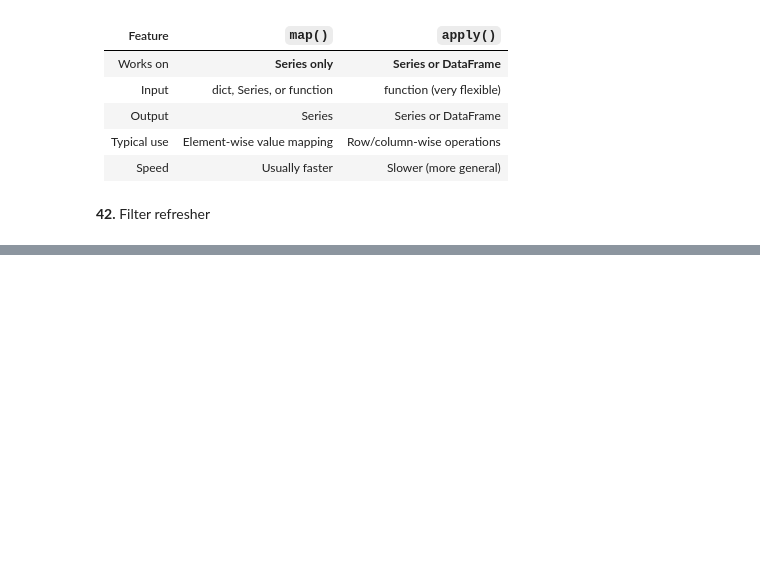
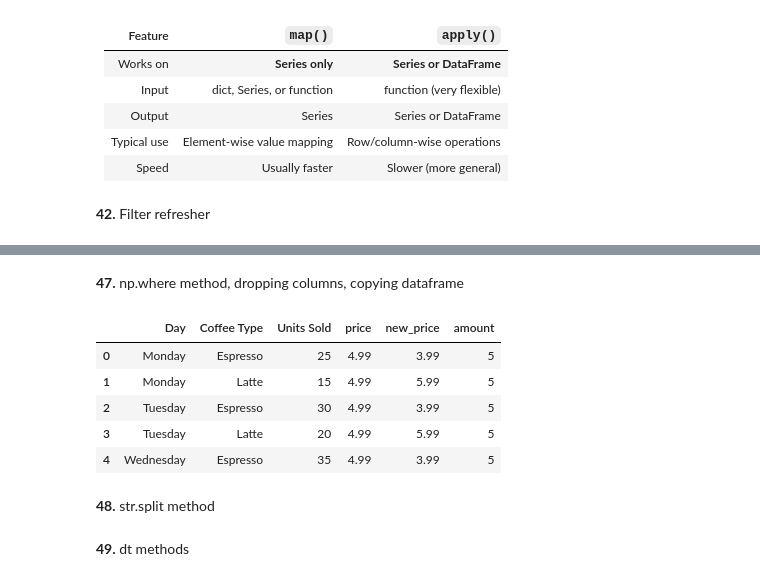
Before and after one commit to KamilMynarski/100-pandas-puzzles, a Jupyter notebook: 100-pandas-excercises.ipynb, the cells around one changed output, grey strips where cells are left out. Drawn from its saved outputs; the diff is of its cells as text; code cells hidden in the pictures; blank space fills up the shorter version.

```diff
--- a/100-pandas-excercises.ipynb
+++ b/100-pandas-excercises.ipynb
@@ -445,0 +519,10 @@ df = pd.DataFrame({
+# %% [markdown]
+**47.** np.where method, dropping columns, copying dataframe
+# %%
+import pandas as pd
+
+coffee = pd.read_csv('./pandas/data/coffee.csv')
+coffee['price'] = 4.99
+
+#using np.where method add column new_price that will be 3.99 for Espresso and 5.99 for the rest
+coffee['new_price'] = np.where(coffee['Coffee Type']=='Espresso',3.99,5.99)
@@ -445,0 +535,12 @@ df = pd.DataFrame({
+# %%
+#pandas is storing one version of df in memory
+coffee_new = coffee
+coffee_new['amount'] = 5
+coffee.head()
+# %% [output]
+|  | Day | Coffee Type | Units Sold | price | new_price | amount |
+| 0 | Monday | Espresso | 25 | 4.99 | 3.99 | 5 |
+| 1 | Monday | Latte | 15 | 4.99 | 5.99 | 5 |
+| 2 | Tuesday | Espresso | 30 | 4.99 | 3.99 | 5 |
+| 3 | Tuesday | Latte | 20 | 4.99 | 5.99 | 5 |
+| 4 | Wednesday | Espresso | 35 | 4.99 | 3.99 | 5 |
@@ -445,0 +551,2 @@ df = pd.DataFrame({
+# %% [markdown]
+**48.** str.split method
@@ -445,0 +561,2 @@ df = pd.DataFrame({
+# %% [markdown]
+**49.** dt methods
```
Also changed, not shown: parts of 35 cells of this notebook, 1 other file.
